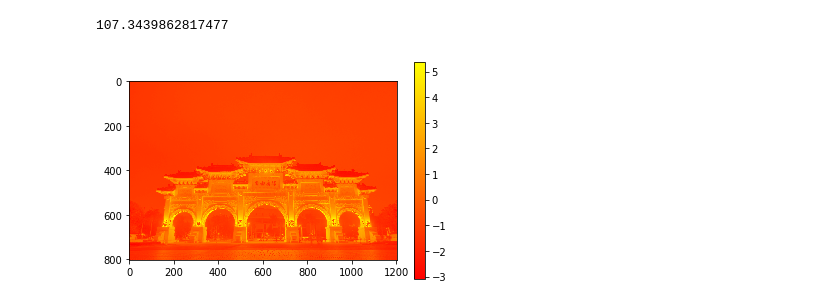
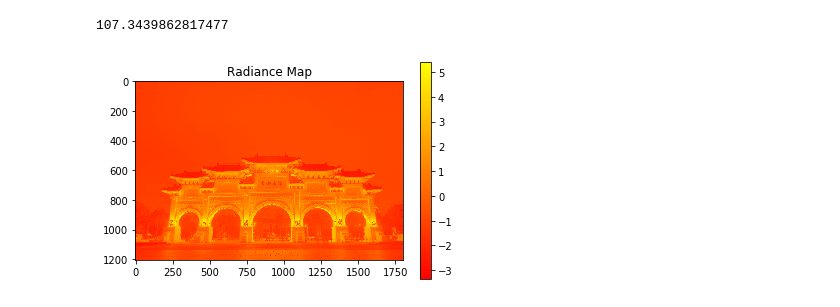
Before and after one commit to Nicetiesniceties/VFX, a Jupyter notebook: Hw1/HDR_bilateral.ipynb, the cells around one changed output. Saved outputs shown, nothing was run; the diff lists cells and outputs as text; code cells hidden in the pictures.

```diff
--- a/Hw1/HDR_bilateral.ipynb
+++ b/Hw1/HDR_bilateral.ipynb
@@ -19,7 +19,7 @@ def readImages(directory):
     alignMTB = cv2.createAlignMTB()
     alignMTB.process(images, images)
     for img in images:
-        img = cv2.resize(img, (0,0), fx=0.2, fy=0.2)
+        img = cv2.resize(img, (0,0), fx=0.3, fy=0.3)
         b, g, r = cv2.split(img)
         images_r.append(np.array(r))
         images_g.append(np.array(b))
@@ -86,27 +78,0 @@ SyntaxError: invalid syntax (<ipython-input-3-569361f749ee>, line 28)
-# %%
-def compute_greyvalue(img_rgb):
-        grey_img = np.zeros(img_rgb[0].shape)
-        for i in range(len(img_rgb[0])):
-            for j in range(len(img_rgb[0][0])):
-                grey_img[i][j] = (54 * img_rgb[0][i][j] + 183 * img_rgb[1][i][j] + 19 * img_rgb[2][i][j]) / 256
-        return grey_img
-def compute_bitmap(grey_img):
-        threshold = np.median(grey_img)
-        tb, eb = np.zeros(grey_img.shape), np.zeros(grey_img.shape)
-        for i in range(len(grey_img)):
-            for j in range(len(grey_img[0])):
-                if(abs(grey_img[i][j] - threshold) < 10):
-                    eb[i][j] = 0
-                if(grey_img[i][j] > threshold):
-                    tb[i][j] = 1
-        return tb, eb
-def GetExpShift(img1, img2, shift_count, shift_offset):
-        int min_err;
-        int cur_shift[2];
-        Bitmap tb1, tb2;
-        Bitmap eb1, eb2;
-        int i, j;
-images, images_rgb = readImages("testing_images/living_room_images")
-test = compute_greyvalue([images_rgb[0][0], images_rgb[1][0], images_rgb[2][0]])
-test1, test2 = compute_bitmap(test)
-plt.imshow(test1, cmap = "gray")
@@ -338,8 +299,8 @@ def CreateHdrImage(images_rgb, MAX_intensity, shutter_times, WeightedIntensity,
     for i in range(3):
         output.append(cv2.normalize(np.exp(RadMap[i]), np.array([]), alpha=0, beta=255, norm_type=cv2.NORM_MINMAX))
 
-    output = bilateral_func(output)
-    output = list(map(ToneMappingFunction, output))
+    # output = bilateral_func(output)
+    # output = list(map(ToneMappingFunction, output))
     for i in range(3):
         output[i] = cv2.normalize(output[i], np.array([]), alpha=0, beta=255, norm_type=cv2.NORM_MINMAX)
     result_image = cv2.merge((output[1], output[2], output[0]))
@@ -384,5 +345,5 @@ if __name__ == "__main__":
         for j in range(len(result_image[0])):
             if(result_image[i][j][0] > 230):
                 result_image[i][j][1]  = result_image[i][j][2] = result_image[i][j][0]
-    cv2.imwrite("result_images/view 1 255 tone mapping.png", result_image)
+    cv2.imwrite("result_images/normalize.png", result_image)
 # %% [output]
@@ -416,14 +357,15 @@ np.exp(np.max(RadianceMap))
 # %%
 # plt.imshow(cv2.normalize(np.exp(RadianceMap[0]), np.array([]), alpha=0, beta=255, norm_type=cv2.NORM_MINMAX),
 #            origin="lower", cmap='Spectral', interpolation='nearest')
 plt.imshow(RadianceMap[0],
            origin="lower", cmap='autumn', interpolation='nearest')
 plt.gca().invert_yaxis()
 plt.colorbar()
-plt.savefig("result_images/Rmap2.png")
+plt.title("Radiance Map")
+plt.savefig("result_images/smallsizeRmap1.png")
 plt.show()
 # %% [output]
-[figure, old version]
+[figure, new version]
 # %%
 for i in range(3):
     RadianceMap[i] = np.clip(RadianceMap[i], -10, 0)
```
Also changed, not shown: parts of 5 cells of this notebook, 24 other files.
